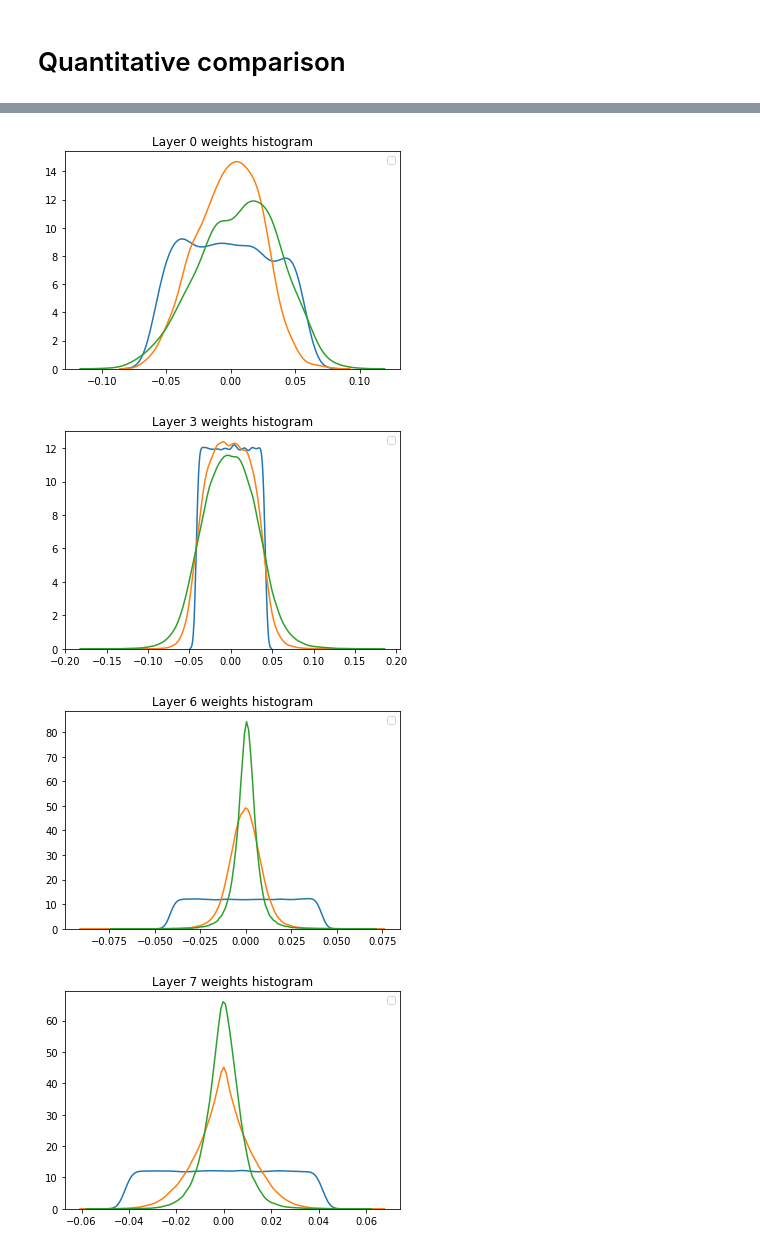
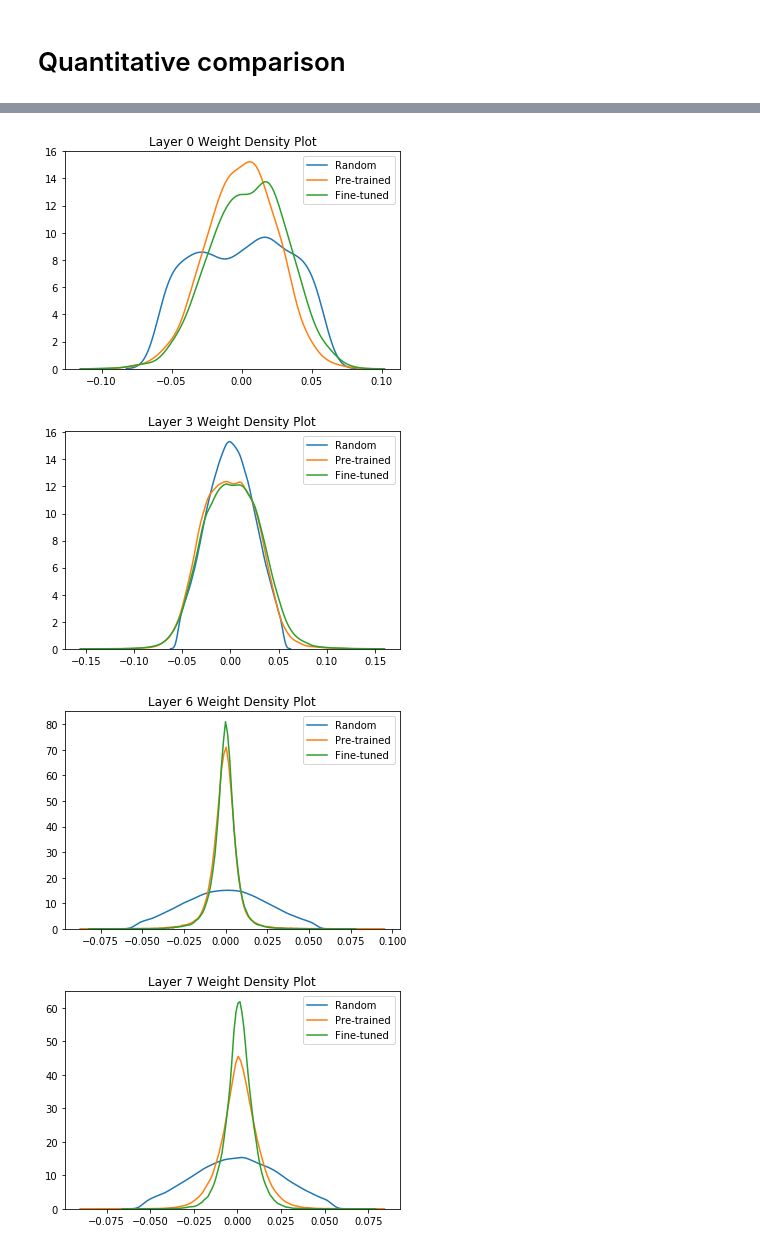
Before and after one commit to derEitel/explainableMS, a Jupyter notebook: Other investigations/Comparing model weights.ipynb, the cells around one changed output, grey strips where cells are left out. Cells and saved outputs as stored; diff of their text form; code cells hidden in the pictures.

Commit message:
preparing paper figures

```diff
--- a/Other investigations/Comparing model weights.ipynb
+++ b/Other investigations/Comparing model weights.ipynb
@@ -25,12 +61,17 @@ def reset_weights(model):
+# %%
+use_normal_dist = True
 # %%
 # load model weights
-model_path = "/analysis/share/Ritter/models/fabi/ADNI/pretraining_paper/model_trial_8_backup.h5"
-fine_tuned_weights = "/analysis/fabiane/models/MS/pretrained/rebuild_64Net/new_script/weights-augm-trial7-improvement-BEST.hdf5"
+model_path = "/analysis/share/Ritter/models/fabi/ADNI/pretraining_paper/model_trial_6.h5"
+fine_tuned_weights = "/analysis/fabiane/models/MS/pretrained/rebuild_64Net/new_script/weights-augm-trial5-improvement-BEST.hdf5"
 model = init_model(model_path, finetune=False, up_to=None)
 print(model.summary())
 
-model_untrained = load_model(model_path)
-reset_weights(model_untrained)
+if use_normal_dist:
+    model_untrained = Normal_SixtyFourNet(drop_rate=0.3, weight_dcay=0.01, input_shape=(None, 96, 114, 96))
+else:
+    model_untrained = load_model(model_path)
+    reset_weights(model_untrained)
 
 model_fine_tuned = load_model(model_path)
 model_fine_tuned.load_weights(fine_tuned_weights)
@@ -254,16 +315,15 @@ for layer in [0, 3, 6, 7]:
 # %%
 for layer in [0, 3, 6, 7]:
-    sns.distplot(np.ravel(model_untrained.layers[layer].get_weights()[0]), hist=False, kde=True)
-    sns.distplot(np.ravel(model.layers[layer].get_weights()[0]), hist=False, kde=True)
-    sns.distplot(np.ravel(model_fine_tuned.layers[layer].get_weights()[0]), hist=False, kde=True)
-    plt.legend(["Random", "Pre-trained", "Fine-tuned"])
-    plt.title("Layer {} weights histogram".format(layer))
+    sns.distplot(np.ravel(model_untrained.layers[layer].get_weights()[0]), hist=False, kde=True, label="Random")
+    sns.distplot(np.ravel(model.layers[layer].get_weights()[0]), hist=False, kde=True, label="Pre-trained")
+    sns.distplot(np.ravel(model_fine_tuned.layers[layer].get_weights()[0]), hist=False, kde=True, label="Fine-tuned")
+    plt.title("Layer {} Weight Density Plot".format(layer))
     plt.show()
 # %% [output]
-[figure, old version]
+[figure, new version]
-[figure, old version]
+[figure, new version]
-[figure, old version]
+[figure, new version]
-[figure, old version]
+[figure, new version]
 # %%
 for layer in [0, 3, 6, 7]:
     plt.hist(np.ravel(model_untrained.layers[layer].get_weights()[0]), bins=64, alpha=0.5)
```
Also changed, not shown: parts of 10 cells of this notebook, 12 other files.
